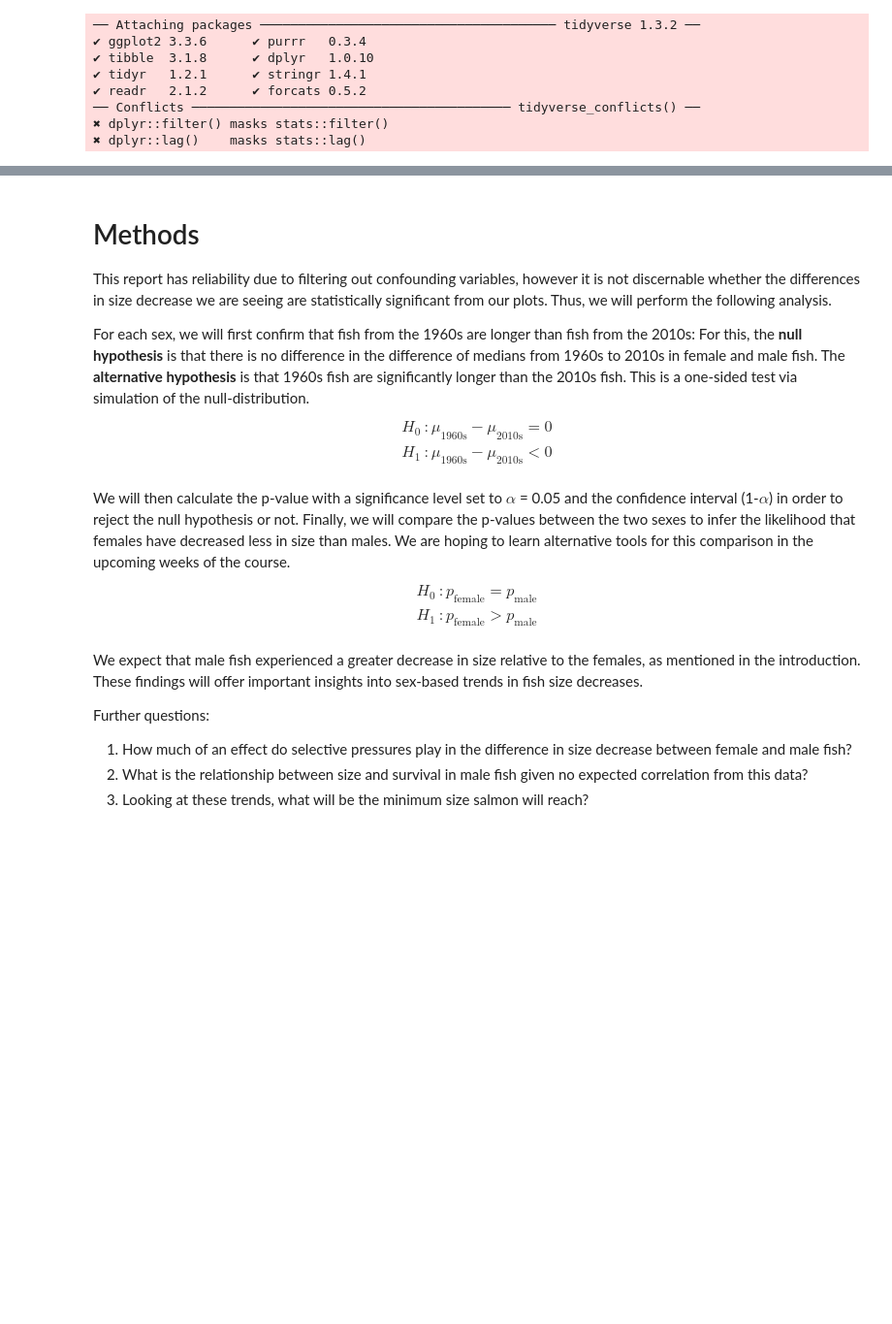
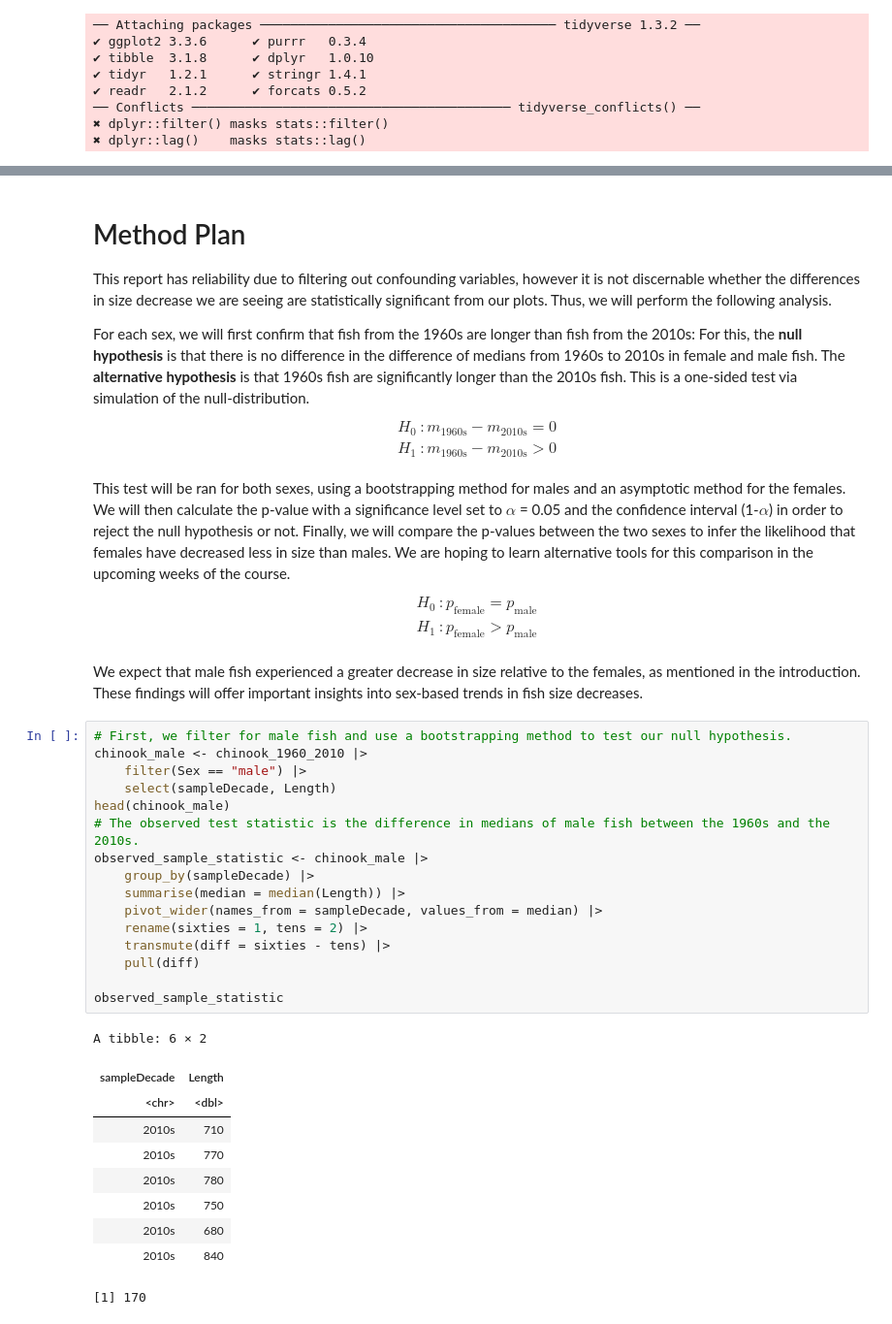
Before and after one commit to GChroma/Stat201-group-project-4, a Jupyter notebook: Project_Proposal.ipynb, the cells around one changed output, grey strips where cells are left out. Shown at 97% size. Cells and saved outputs as stored; diff of their text form; blank space fills up the shorter version.

```diff
--- a/Project_Proposal.ipynb
+++ b/Project_Proposal.ipynb
@@ -144,5 +241,5 @@ chinook_summary
 # %% [markdown]
-# Methods
+# Method Plan
 This report has reliability due to filtering out confounding variables, however it is not discernable whether the differences in size decrease we are seeing are statistically significant from our plots. Thus, we will perform the following analysis.
 
 For each sex, we will first confirm that fish from the 1960s are longer than fish from the 2010s:
@@ -150,11 +247,11 @@ For this, the **null hypothesis** is that there is no difference in the differen
 The **alternative hypothesis** is that 1960s fish are significantly longer than the 2010s fish. This is a one-sided test via simulation of the null-distribution.
 $$
 \begin{align*}
-H_0&: \mu_{\text{1960s}} - \mu_{\text{2010s}} = 0 \\
-H_1&: \mu_{\text{1960s}} - \mu_{\text{2010s}} < 0 \\
+H_0&: m_{\text{1960s}} - m_{\text{2010s}} = 0 \\
+H_1&: m_{\text{1960s}} - m_{\text{2010s}} > 0 \\
 \end{align*}
 $$
-
+This test will be ran for both sexes, using a bootstrapping method for males and an asymptotic method for the females.
 We will then calculate the p-value with a significance level set to $\alpha$ = 0.05 and the confidence interval (1-$\alpha$) in order to reject the null hypothesis or not. Finally, we will compare the p-values between the two sexes to infer the likelihood that females have decreased less in size than males. We are hoping to learn alternative tools for this comparison in the upcoming weeks of the course.
 $$
 \begin{align*}
@@ -164,9 +261,30 @@ H_1&: p_{\text{female}} > p_{\text{male}} \\
 $$
 
 We expect that male fish experienced a greater decrease in size relative to the females, as mentioned in the introduction. These findings will offer important insights into sex-based trends in fish size decreases.
-
-
-Further questions:
-1. How much of an effect do selective pressures play in the difference in size decrease between female and male fish?
-2. What is the relationship between size and survival in male fish given no expected correlation from this data?
-3. Looking at these trends, what will be the minimum size salmon will reach?
+# %%
+# First, we filter for male fish and use a bootstrapping method to test our null hypothesis.
+chinook_male <- chinook_1960_2010 |>
+    filter(Sex == "male") |>
+    select(sampleDecade, Length)
+head(chinook_male)
+# The observed test statistic is the difference in medians of male fish between the 1960s and the 2010s.
+observed_sample_statistic <- chinook_male |>
+    group_by(sampleDecade) |>
+    summarise(median = median(Length)) |>
+    pivot_wider(names_from = sampleDecade, values_from = median) |>
+    rename(sixties = 1, tens = 2) |>
+    transmute(diff = sixties - tens) |>
+    pull(diff)
+
+observed_sample_statistic
+# %% [output]
+A tibble: 6 × 2
+| sampleDecade | Length |
+| <chr> | <dbl> |
+| 2010s | 710 |
+| 2010s | 770 |
+| 2010s | 780 |
+| 2010s | 750 |
+| 2010s | 680 |
+| 2010s | 840 |
+[1] 170
```
Also changed, not shown: parts of 25 cells of this notebook.
